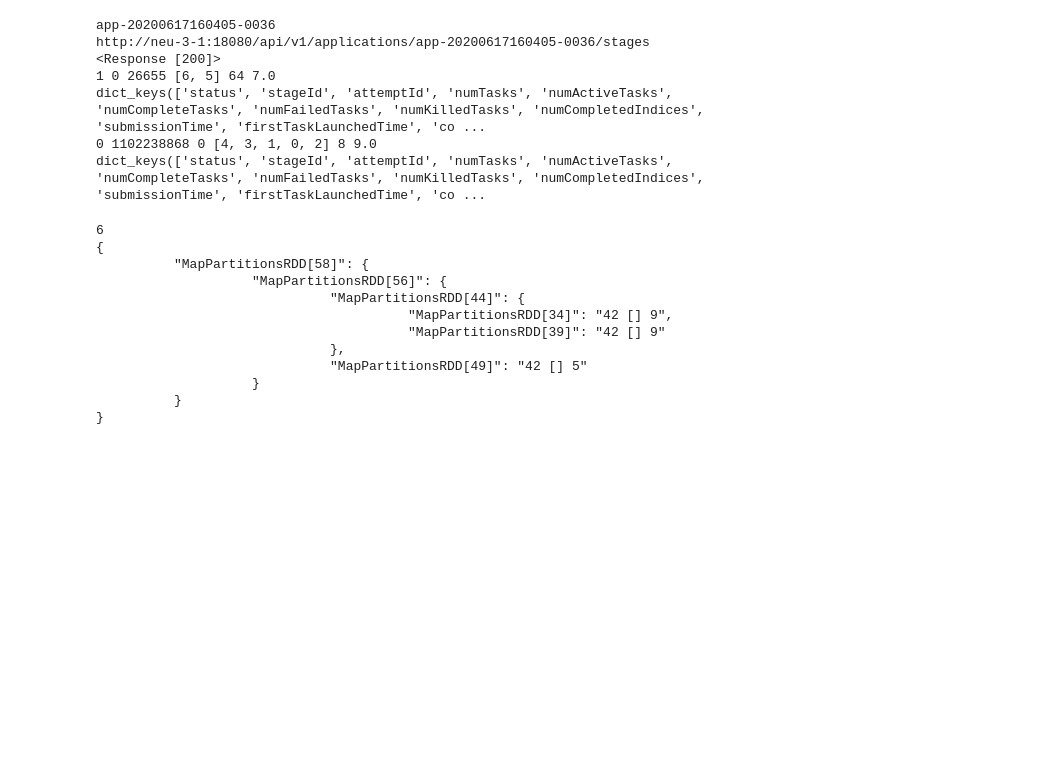
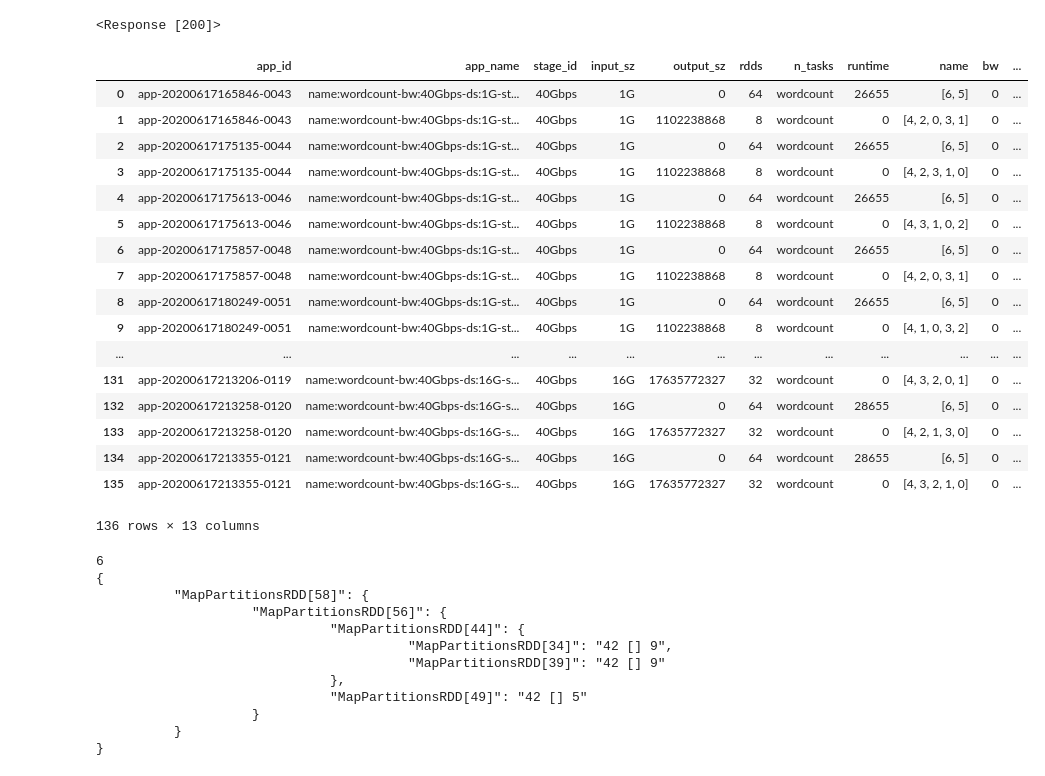
Before and after one commit to UmasouTTT/Kariz, a Jupyter notebook: code/ipython/spark.ipynb, the cells around one changed output. Cells and saved outputs as stored; diff of their text form; code cells hidden in the pictures; blank space fills up the shorter version.

```diff
--- a/code/ipython/spark.ipynb
+++ b/code/ipython/spark.ipynb
@@ -26,7 +26,7 @@ def get_stages(app_id):
     URL="http://neu-3-1:18080/api/v1/applications/app-20200617160405-0036/stages"
 
     r = requests.get(url = URL)
-    print(r)
+    #print(r)
     # extracting data in json format
     stages = r.json()
 
@@ -37,21 +37,18 @@ def get_stages(app_id):
                                                      "%Y-%m-%dT%H:%M:%S.%fGMT").timetuple())
         completion_time = time.mktime(datetime.datetime.strptime(s['completionTime'],
                                                      "%Y-%m-%dT%H:%M:%S.%fGMT").timetuple())
-        print(s['stageId'], s['inputBytes'], s['outputBytes'], s['rddIds'],
-              s['numTasks'], completion_time - submit_time)
+        #print(s['stageId'], s['inputBytes'], s['outputBytes'], s['rddIds'],
+        #      s['numTasks'], completion_time - submit_time)
 
-        print(s.keys())
+        #print(s.keys())
         #break
 
 for app in applications:
     if app['name'] == 'name:wordcount-bw:40Gbps-ds:1G-stride:0-rep:0-jcxywltu':
         get_stages(app['id'])
         break
+
+
+r
 # %% [output]
-app-20200617160405-0036
-http://neu-3-1:18080/api/v1/applications/app-20200617160405-0036/stages
 <Response [200]>
-1 0 26655 [6, 5] 64 7.0
-dict_keys(['status', 'stageId', 'attemptId', 'numTasks', 'numActiveTasks', 'numCompleteTasks', 'numFailedTasks', 'numKilledTasks', 'numCompletedIndices', 'submissionTime', 'firstTaskLaunchedTime', 'co ...
-0 1102238868 0 [4, 3, 1, 0, 2] 8 9.0
-dict_keys(['status', 'stageId', 'attemptId', 'numTasks', 'numActiveTasks', 'numCompleteTasks', 'numFailedTasks', 'numKilledTasks', 'numCompletedIndices', 'submissionTime', 'firstTaskLaunchedTime', 'co ...
@@ -199,3 +55,27 @@ rdd_str = '''+-(1) MapPartitionsRDD[120] at save at TpchQuery.scala:42 []
+# %%
+import pandas as pd
+
+df = pd.read_csv('/local0/Kariz/expriments/runtime_prediction/micro/results/wordcount-spark.csv')
+df
+# %% [output]
+|  | app_id | app_name | stage_id | input_sz | output_sz | rdds | n_tasks | runtime | name | bw | ... |
+| 0 | app-20200617165846-0043 | name:wordcount-bw:40Gbps-ds:1G-st... | 40Gbps | 1G | 0 | 64 | wordcount | 26655 | [6, 5] | 0 | ... |
+| 1 | app-20200617165846-0043 | name:wordcount-bw:40Gbps-ds:1G-st... | 40Gbps | 1G | 1102238868 | 8 | wordcount | 0 | [4, 2, 0, 3, 1] | 0 | ... |
+| 2 | app-20200617175135-0044 | name:wordcount-bw:40Gbps-ds:1G-st... | 40Gbps | 1G | 0 | 64 | wordcount | 26655 | [6, 5] | 0 | ... |
+| 3 | app-20200617175135-0044 | name:wordcount-bw:40Gbps-ds:1G-st... | 40Gbps | 1G | 1102238868 | 8 | wordcount | 0 | [4, 2, 3, 1, 0] | 0 | ... |
+| 4 | app-20200617175613-0046 | name:wordcount-bw:40Gbps-ds:1G-st... | 40Gbps | 1G | 0 | 64 | wordcount | 26655 | [6, 5] | 0 | ... |
+| 5 | app-20200617175613-0046 | name:wordcount-bw:40Gbps-ds:1G-st... | 40Gbps | 1G | 1102238868 | 8 | wordcount | 0 | [4, 3, 1, 0, 2] | 0 | ... |
+| 6 | app-20200617175857-0048 | name:wordcount-bw:40Gbps-ds:1G-st... | 40Gbps | 1G | 0 | 64 | wordcount | 26655 | [6, 5] | 0 | ... |
+| 7 | app-20200617175857-0048 | name:wordcount-bw:40Gbps-ds:1G-st... | 40Gbps | 1G | 1102238868 | 8 | wordcount | 0 | [4, 2, 0, 3, 1] | 0 | ... |
+| 8 | app-20200617180249-0051 | name:wordcount-bw:40Gbps-ds:1G-st... | 40Gbps | 1G | 0 | 64 | wordcount | 26655 | [6, 5] | 0 | ... |
+| 9 | app-20200617180249-0051 | name:wordcount-bw:40Gbps-ds:1G-st... | 40Gbps | 1G | 1102238868 | 8 | wordcount | 0 | [4, 1, 0, 3, 2] | 0 | ... |
+| ... | ... | ... | ... | ... | ... | ... | ... | ... | ... | ... | ... |
+| 131 | app-20200617213206-0119 | name:wordcount-bw:40Gbps-ds:16G-s... | 40Gbps | 16G | 17635772327 | 32 | wordcount | 0 | [4, 3, 2, 0, 1] | 0 | ... |
+| 132 | app-20200617213258-0120 | name:wordcount-bw:40Gbps-ds:16G-s... | 40Gbps | 16G | 0 | 64 | wordcount | 28655 | [6, 5] | 0 | ... |
+| 133 | app-20200617213258-0120 | name:wordcount-bw:40Gbps-ds:16G-s... | 40Gbps | 16G | 17635772327 | 32 | wordcount | 0 | [4, 2, 1, 3, 0] | 0 | ... |
+| 134 | app-20200617213355-0121 | name:wordcount-bw:40Gbps-ds:16G-s... | 40Gbps | 16G | 0 | 64 | wordcount | 28655 | [6, 5] | 0 | ... |
+| 135 | app-20200617213355-0121 | name:wordcount-bw:40Gbps-ds:16G-s... | 40Gbps | 16G | 17635772327 | 32 | wordcount | 0 | [4, 3, 2, 1, 0] | 0 | ... |
+136 rows × 13 columns
 # %%
 import re
 
```
Also changed, not shown: parts of 2 cells of this notebook, 3 other files.
